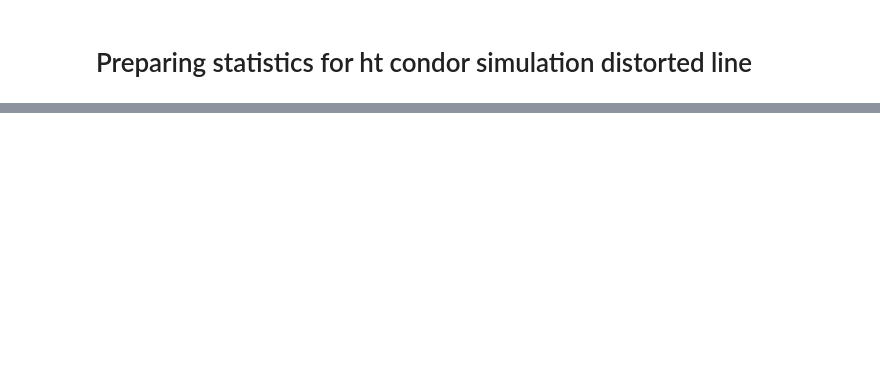
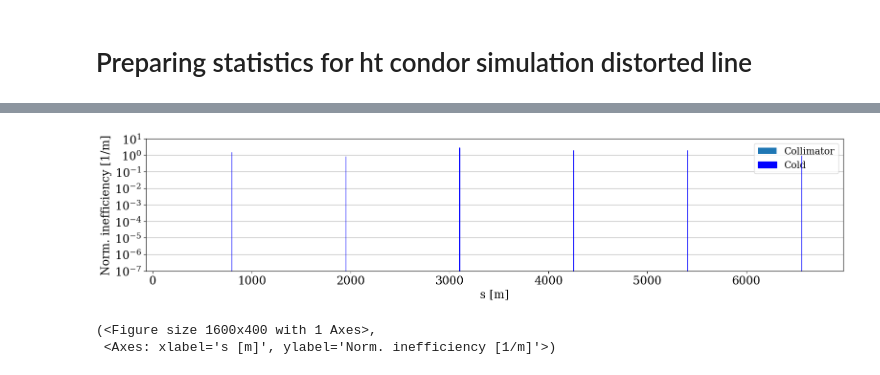
Before and after one commit to lisepauwels/sps_simulations, a Jupyter notebook: Prototyping/20250821.ipynb, the cells around one changed output, grey strips where cells are left out. Cells and saved outputs as stored; diff of their text form; code cells hidden in the pictures; blank space fills up the shorter version.

```diff
--- a/Prototyping/20250821.ipynb
+++ b/Prototyping/20250821.ipynb
@@ -101,0 +176,23 @@ This sweep will move the center of the bucket with Δδ = -0.009824000000004383
+# %%
+context = xo.ContextCpu()
+
+aperture_mvt = 3e-3
+
+num_particles  = 1000
+plane = 'DPneg'
+sweep = 6000
+sweep = -abs(sweep) if plane == 'DPpos' else abs(sweep)
+num_turns = 6000
+# %%
+# Changing apertures of loss locations
+line['bpcn.12508.a_aper'].a += aperture_mvt
+line['bpcn.12508.b_aper'].a += aperture_mvt
+line['bpcn.61108.a_aper'].a += aperture_mvt
+line['bpcn.61108.b_aper'].a += aperture_mvt
+# %%
+tidp = install_tidp(line)
+tt = line.get_table()
+tw = line.twiss()
+part = xp.generate_matched_gaussian_bunch(nemitt_x=2e-6,
+                                          nemitt_y=2e-6,
+                                          sigma_z=0.224, num_particles=num_particles, line=line)
@@ -101,0 +294,3 @@ This sweep will move the center of the bucket with Δδ = -0.009824000000004383
+# %%
+ThisLM = xc.LossMap(line, line_is_reversed=False, part=part)
+ThisLM.to_json(file='test.json')
@@ -101,0 +303,6 @@ This sweep will move the center of the bucket with Δδ = -0.009824000000004383
+# %%
+ThisLM.plot()
+# %% [output]
+[figure, added]
+(<Figure size 1600x400 with 1 Axes>,
+ <Axes: xlabel='s [m]', ylabel='Norm. inefficiency [1/m]'>)
```
Also changed, not shown: parts of 33 cells of this notebook, 2 other files.
